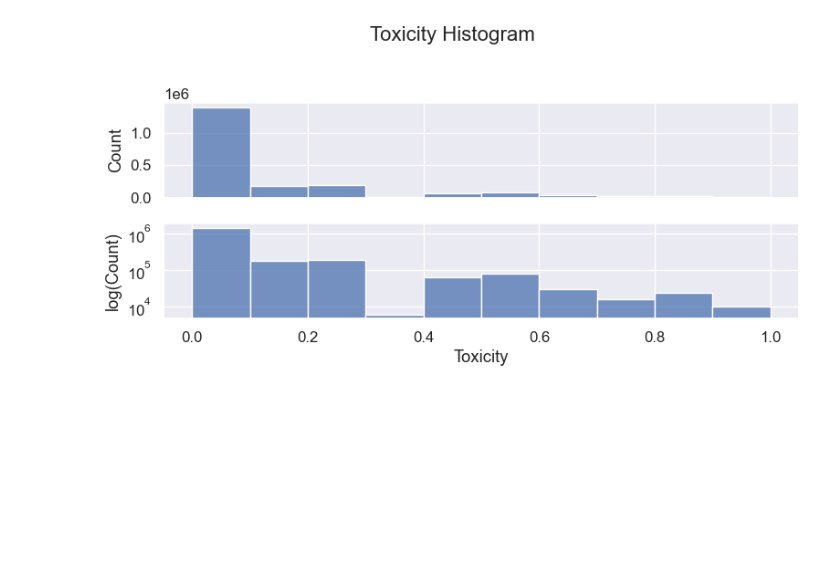
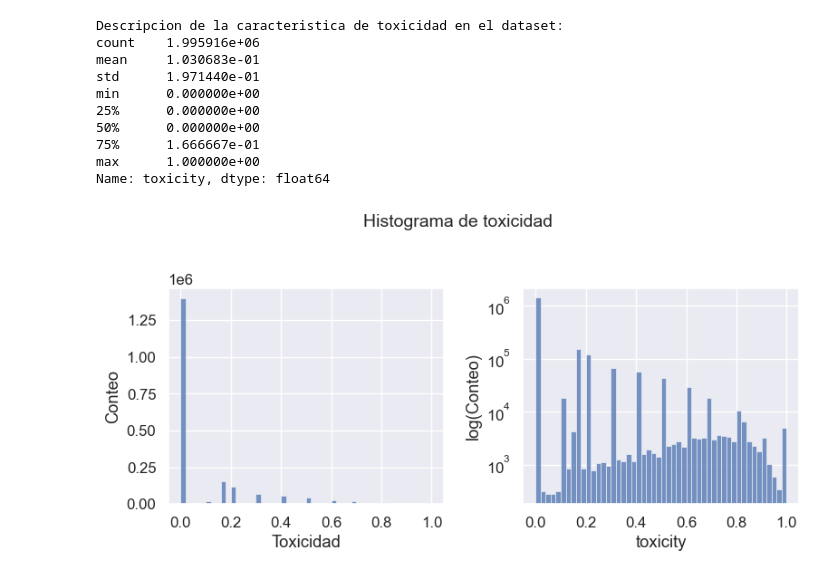
Before and after one commit to madboffin/U3_unal_proyecto, a Jupyter notebook: scripts/eda/eda.ipynb, the cells around one changed output. Saved outputs shown, nothing was run; the diff lists cells and outputs as text; code cells hidden in the pictures; blank space fills up the shorter version.

```diff
--- a/scripts/eda/eda.ipynb
+++ b/scripts/eda/eda.ipynb
@@ -27,0 +15,15 @@ sns.set_theme(style="darkgrid", context="notebook", font_scale=1.1)
+# %%
+path_prep = "../../src/txt_comments/jigsaw_data_prep.parquet"
+path_raw = "../../src/txt_comments/jigsaw_data.zip"
+use_cols = [
+    "comment_text",
+    "toxicity",
+    "split",
+    "created_date",
+    "toxicity_annotator_count",
+]
+comments_prep = pd.read_parquet(path_prep)
+comments_raw = pd.read_csv(path_raw, dtype=str, usecols=use_cols)
+print("Comentarios de ejemplos contenidos en el Dataset:")
+pprint(comments_raw["comment_text"].sample(3).values)
+comments_raw.head(2)
@@ -28,20 +59,38 @@ sns.set_theme(style="darkgrid", context="notebook", font_scale=1.1)
 # %%
-toxicity_data = df["toxicity"]
+print("Descripcion de la caracteristica de toxicidad en el dataset:")
+toxicity_data = comments_raw["toxicity"]
+print(toxicity_data.describe())
 
-fig, (ax1, ax2) = plt.subplots(2, 1, figsize=(8, 4), sharex=True)
-fig.suptitle("Toxicity Histogram", fontsize=16)
+fig, (ax1, ax2) = plt.subplots(
+    nrows=1,
+    ncols=2,
+    figsize=(8, 4),
+    sharex=True,
+)
+fig.suptitle("Histograma de toxicidad", fontsize=14)
 
-sns.histplot(toxicity_data, bins=10, ax=ax1)
-ax1.set_ylabel("Count")
+sns.histplot(toxicity_data, bins=50, ax=ax1)
+ax1.set_xlabel("Toxicidad")
+ax1.set_ylabel("Conteo")
 ax1.tick_params(bottom=False, left=False)
 
-sns.histplot(toxicity_data, bins=10, ax=ax2)
-ax2.set_ylabel("log(Count)")
+sns.histplot(toxicity_data, bins=50, ax=ax2)
+ax1.set_xlabel("Toxicidad")
+ax2.set_ylabel("log(Conteo)")
 ax2.set_yscale("log")
-ax2.set_xlabel("Toxicity")
 ax2.tick_params(bottom=False, left=False)
 
 plt.tight_layout(rect=[0, 0, 1, 0.96])  # Adjust layout to fit the main title
 plt.show()
 # %% [output]
+Descripcion de la caracteristica de toxicidad en el dataset:
+count    1.995916e+06
+mean     1.030683e-01
+std      1.971440e-01
+min      0.000000e+00
+25%      0.000000e+00
+50%      0.000000e+00
+75%      1.666667e-01
+max      1.000000e+00
+Name: toxicity, dtype: float64
-[figure, old version]
+[figure, new version]
```
Also changed, not shown: parts of 12 cells of this notebook, 2 other files.
